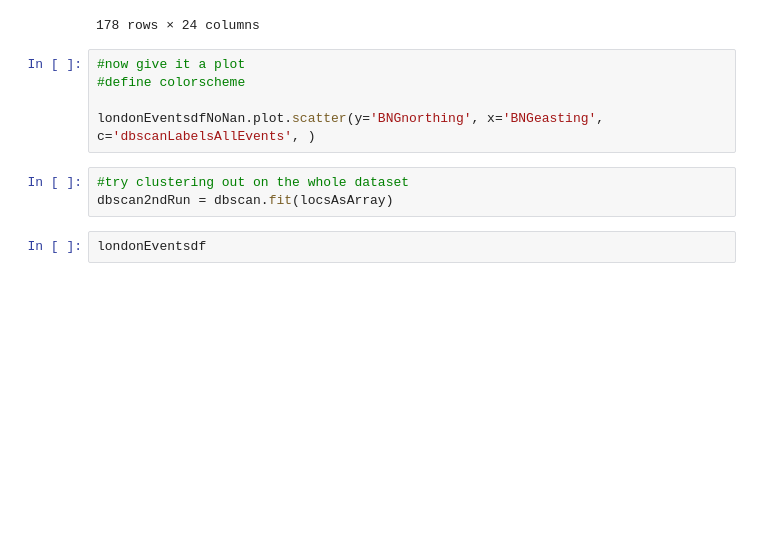
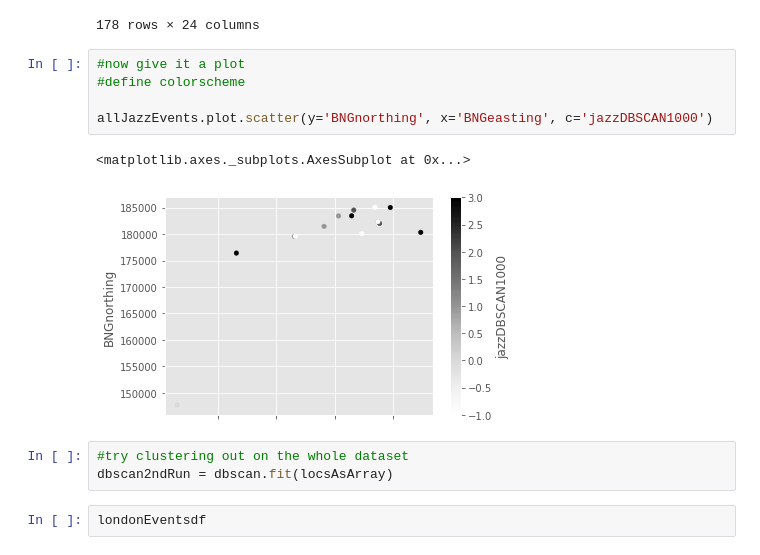
Before and after one commit to CityBlender/data-analysis, a Jupyter notebook: 02_Notebooks/Jays/Cluster.ipynb, the cells around one changed output. Saved outputs shown, nothing was run; the diff lists cells and outputs as text; blank space fills up the shorter version.

```diff
--- a/02_Notebooks/Jays/Cluster.ipynb
+++ b/02_Notebooks/Jays/Cluster.ipynb
@@ -283,8 +290,11 @@ allJazzEvents
 # %%
 #now give it a plot
 #define colorscheme
 
-londonEventsdfNoNan.plot.scatter(y='BNGnorthing', x='BNGeasting', c='dbscanLabelsAllEvents', )
+allJazzEvents.plot.scatter(y='BNGnorthing', x='BNGeasting', c='jazzDBSCAN1000')
+# %% [output]
+<matplotlib.axes._subplots.AxesSubplot at 0x...>
+[figure, added]
 # %%
 #try clustering out on the whole dataset
 dbscan2ndRun = dbscan.fit(locsAsArray)
```
Also changed, not shown: parts of 1 cell of this notebook.
